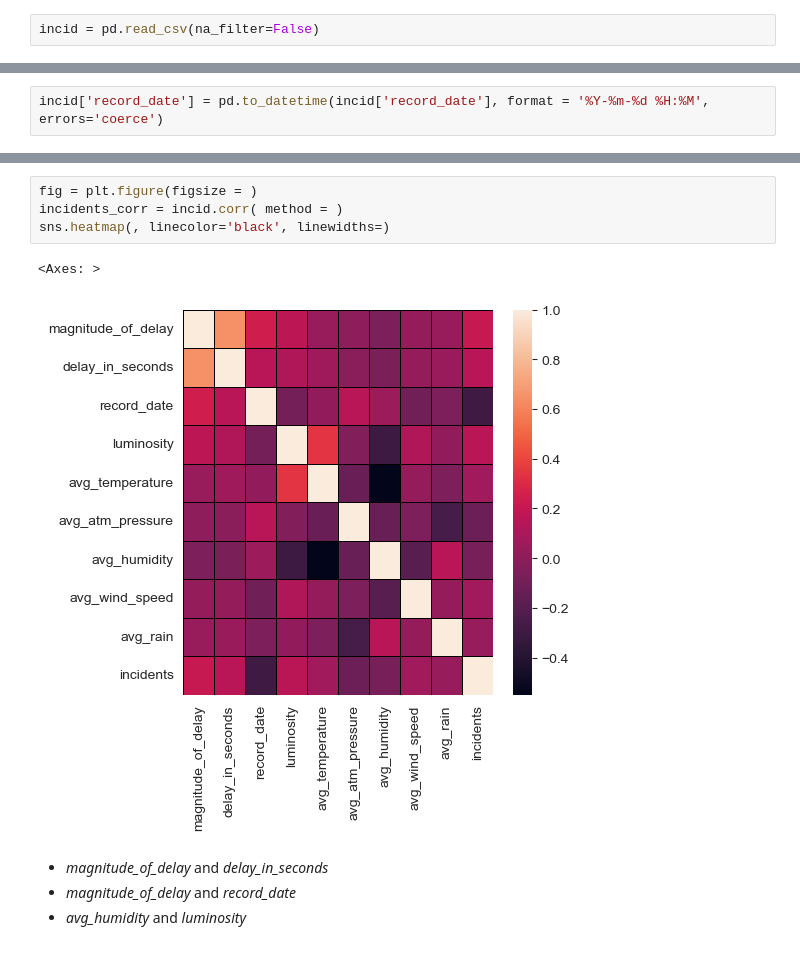
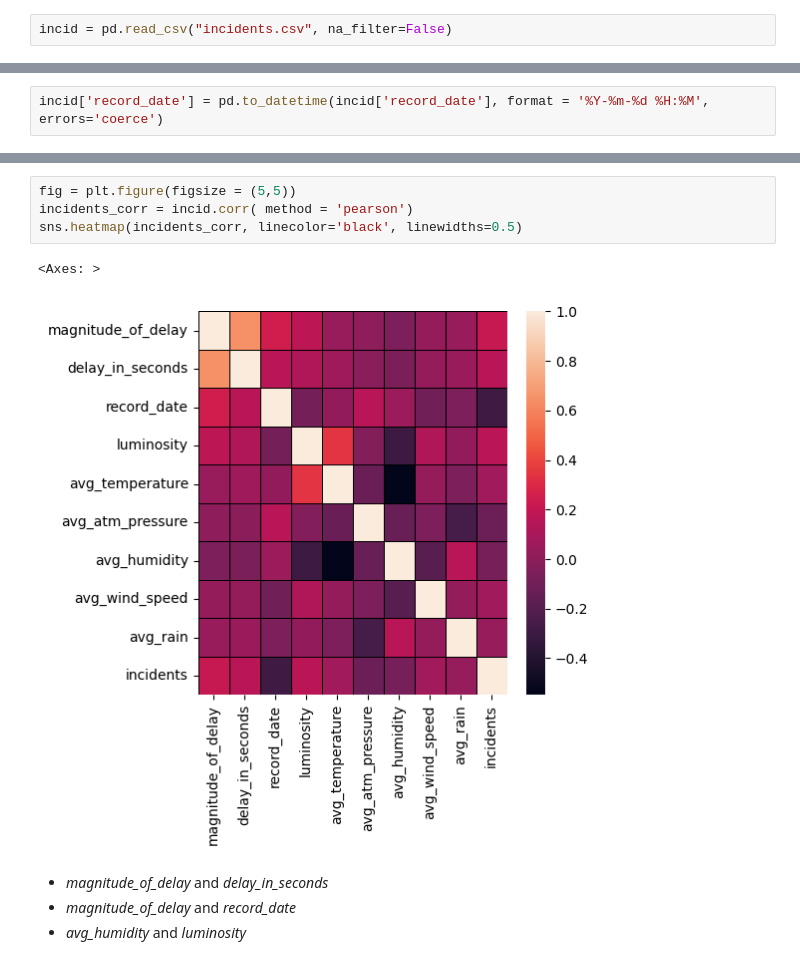
Before and after one commit to icsousa/DAA, a Jupyter notebook: 05/daa_pl_5_II-DT.ipynb, the cells around one changed output, grey strips where cells are left out. Drawn from its saved outputs; the diff is of its cells as text.

```diff
--- a/05/daa_pl_5_II-DT.ipynb
+++ b/05/daa_pl_5_II-DT.ipynb
@@ -10,7 +10,7 @@ import matplotlib.pyplot as plt
 import seaborn as sns
 %matplotlib inline
 # %%
-incid = pd.read_csv(na_filter=False)
+incid = pd.read_csv("incidents.csv", na_filter=False)
 # %% [markdown]
 **EDA**
 # %%
@@ -91,12 +91,12 @@ incid.
 | 3 | 2 | 2297 | 2021-09-29 09:00:00 | 2 | 15.0 | 1028.0 | ... |
 | 4 | 1 | 0 | 2021-06-13 11:00:00 | 2 | 27.0 | 1020.0 | ... |
 # %%
-fig = plt.figure(figsize = )
-incidents_corr = incid.corr( method = )
-sns.heatmap(, linecolor='black', linewidths=)
+fig = plt.figure(figsize = (5,5))
+incidents_corr = incid.corr( method = 'pearson')
+sns.heatmap(incidents_corr, linecolor='black', linewidths=0.5)
 # %% [output]
 <Axes: >
-[figure, old version]
+[figure, new version]
 # %% [markdown]
 - <em>magnitude_of_delay</em> and <em>delay_in_seconds</em>
 - <em>magnitude_of_delay</em> and <em>record_date</em>
```
Also changed, not shown: parts of 51 cells of this notebook, 4 other files.
